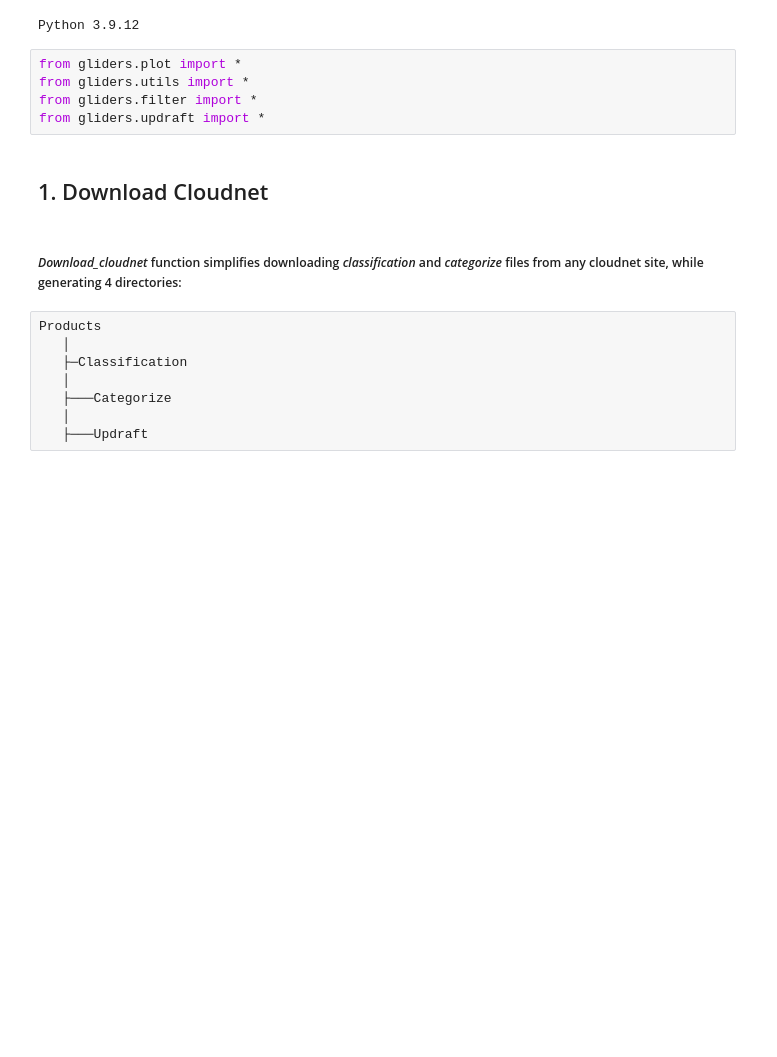
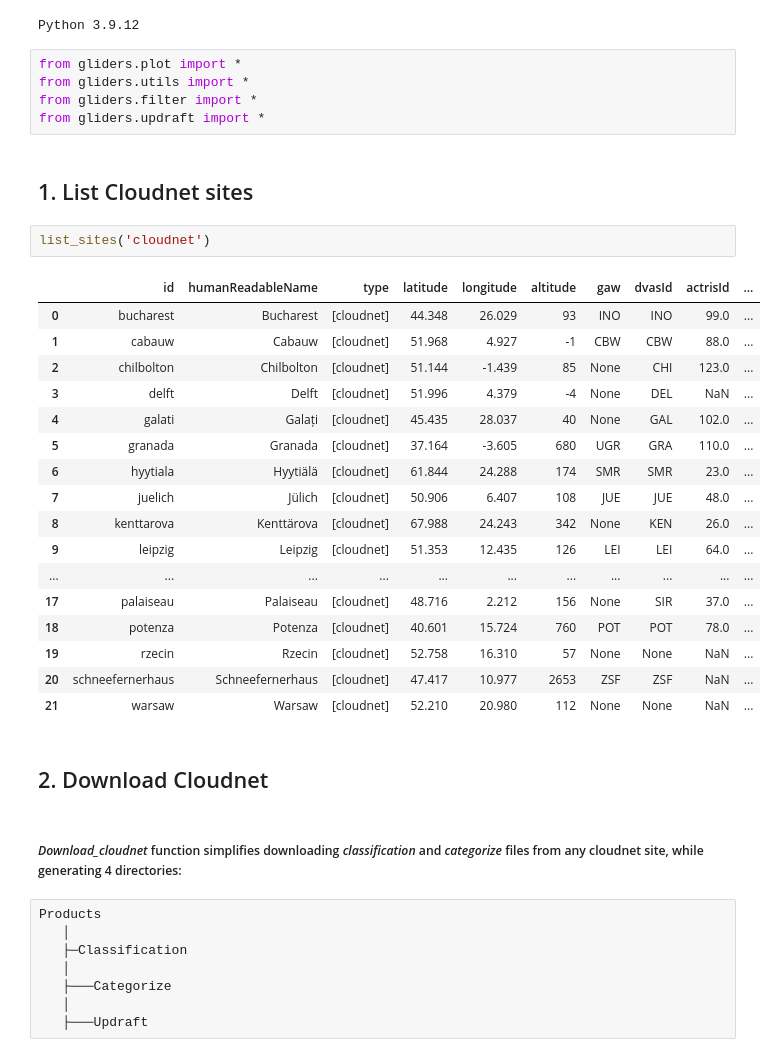
Before and after one commit to maxaragon/INAR-updrafts, a Jupyter notebook: Demo.ipynb, the cells around one changed output. Drawn from its saved outputs; the diff is of its cells as text; blank space fills up the shorter version.

Commit message:
list sites

```diff
--- a/Demo.ipynb
+++ b/Demo.ipynb
@@ -17,8 +17,30 @@ from gliders.plot import *
 from gliders.utils import *
 from gliders.filter import *
 from gliders.updraft import *
+# %% [markdown]
+## 1. List Cloudnet sites
+# %%
+list_sites('cloudnet')
+# %% [output]
+|  | id | humanReadableName | type | latitude | longitude | altitude | gaw | dvasId | actrisId | ... |
+| 0 | bucharest | Bucharest | [cloudnet] | 44.348 | 26.029 | 93 | INO | INO | 99.0 | ... |
+| 1 | cabauw | Cabauw | [cloudnet] | 51.968 | 4.927 | -1 | CBW | CBW | 88.0 | ... |
+| 2 | chilbolton | Chilbolton | [cloudnet] | 51.144 | -1.439 | 85 | None | CHI | 123.0 | ... |
+| 3 | delft | Delft | [cloudnet] | 51.996 | 4.379 | -4 | None | DEL | NaN | ... |
+| 4 | galati | Galați | [cloudnet] | 45.435 | 28.037 | 40 | None | GAL | 102.0 | ... |
+| 5 | granada | Granada | [cloudnet] | 37.164 | -3.605 | 680 | UGR | GRA | 110.0 | ... |
+| 6 | hyytiala | Hyytiälä | [cloudnet] | 61.844 | 24.288 | 174 | SMR | SMR | 23.0 | ... |
+| 7 | juelich | Jülich | [cloudnet] | 50.906 | 6.407 | 108 | JUE | JUE | 48.0 | ... |
+| 8 | kenttarova | Kenttärova | [cloudnet] | 67.988 | 24.243 | 342 | None | KEN | 26.0 | ... |
+| 9 | leipzig | Leipzig | [cloudnet] | 51.353 | 12.435 | 126 | LEI | LEI | 64.0 | ... |
+| ... | ... | ... | ... | ... | ... | ... | ... | ... | ... | ... |
+| 17 | palaiseau | Palaiseau | [cloudnet] | 48.716 | 2.212 | 156 | None | SIR | 37.0 | ... |
+| 18 | potenza | Potenza | [cloudnet] | 40.601 | 15.724 | 760 | POT | POT | 78.0 | ... |
+| 19 | rzecin | Rzecin | [cloudnet] | 52.758 | 16.310 | 57 | None | None | NaN | ... |
+| 20 | schneefernerhaus | Schneefernerhaus | [cloudnet] | 47.417 | 10.977 | 2653 | ZSF | ZSF | NaN | ... |
+| 21 | warsaw | Warsaw | [cloudnet] | 52.210 | 20.980 | 112 | None | None | NaN | ... |
 # %% [markdown]
-## 1. Download Cloudnet
+## 2. Download Cloudnet
 # %% [markdown]
 
 
```
Also changed, not shown: parts of 4 cells of this notebook.
